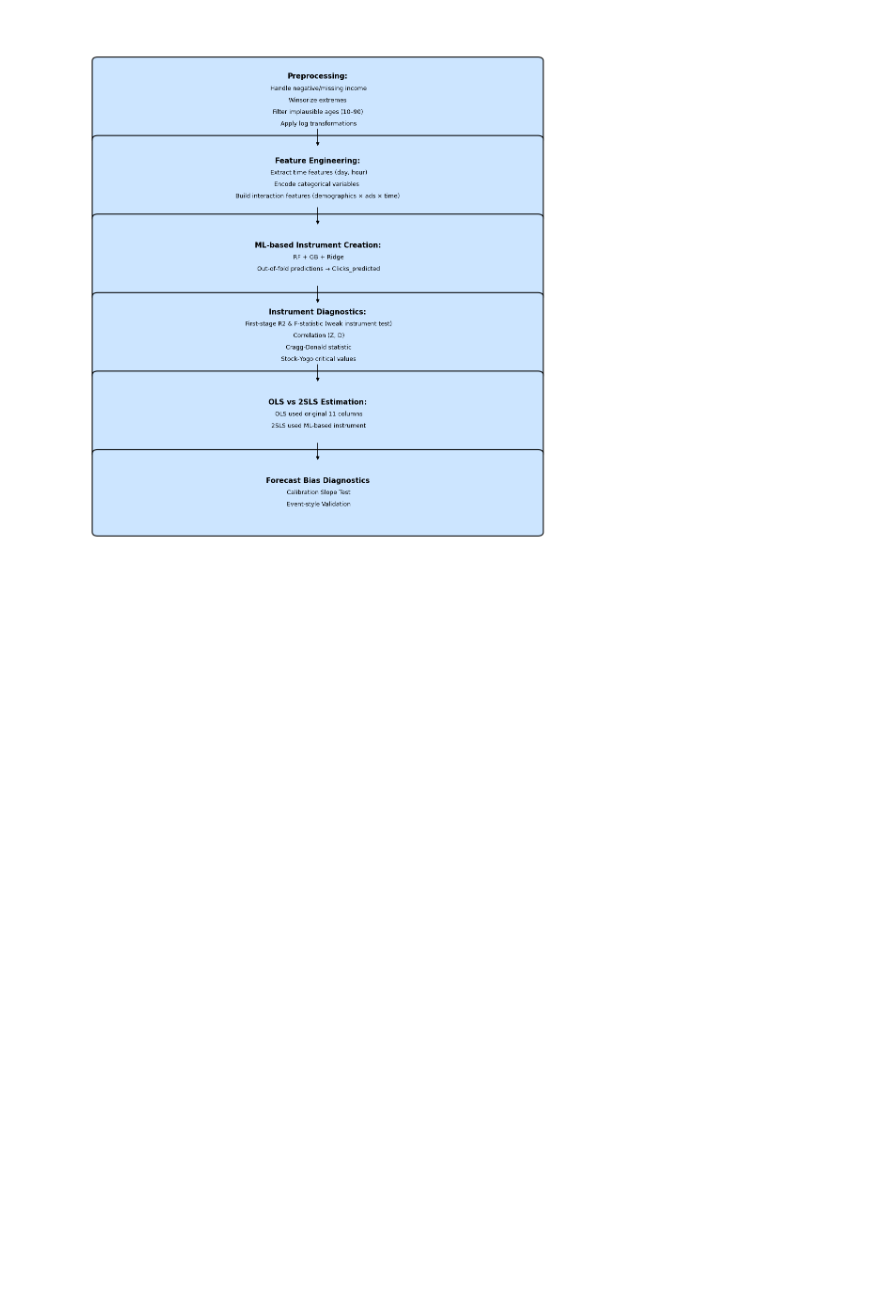
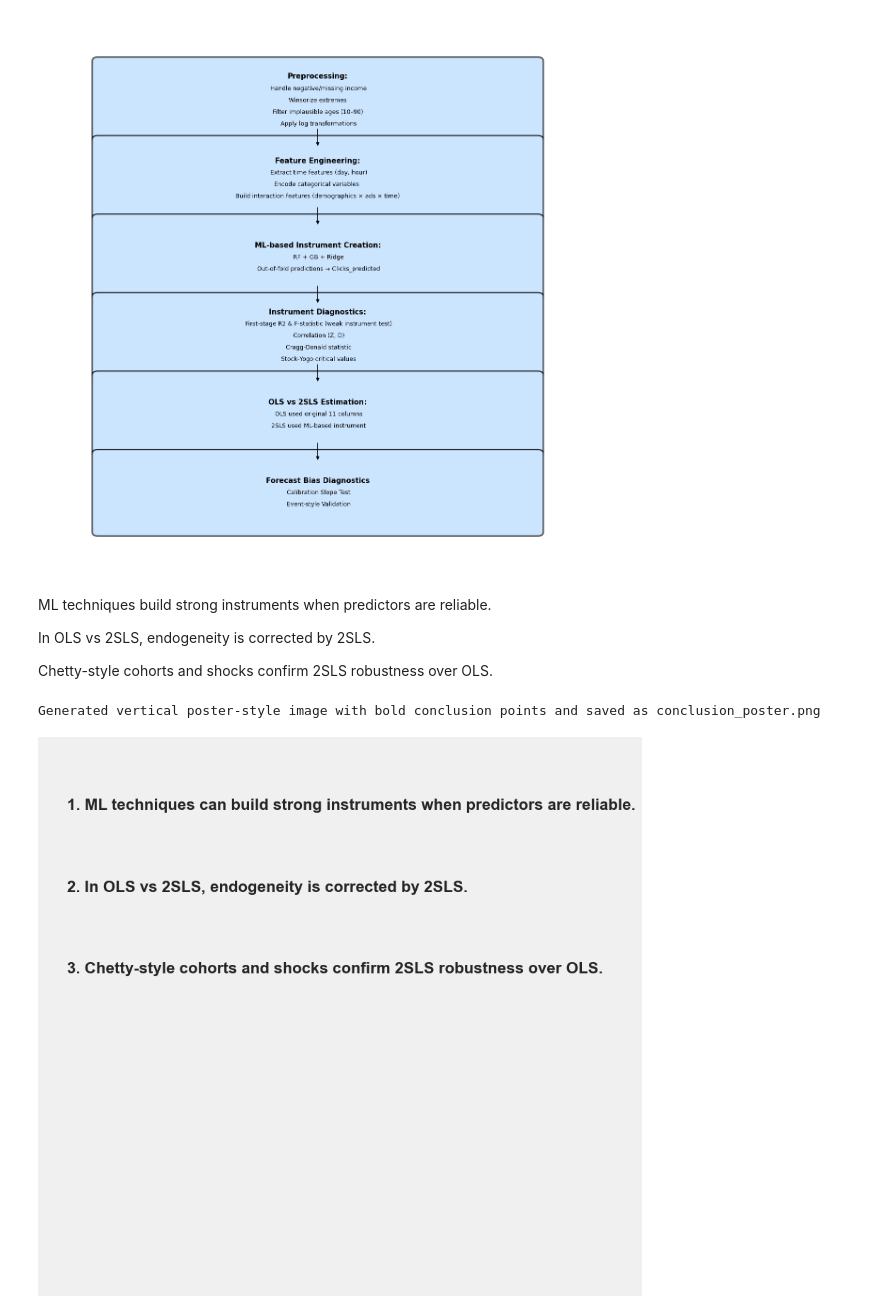
Before and after one commit to IanTaiAhn/econ6550, a Jupyter notebook: project/project_v3.ipynb, the cells around one changed output. Cells and saved outputs as stored; diff of their text form; code cells hidden in the pictures; blank space fills up the shorter version.

```diff
--- a/project/project_v3.ipynb
+++ b/project/project_v3.ipynb
@@ -1940,3 +1940,48 @@ plt.tight_layout()
 plt.show()
 # %% [output]
 [figure]
+# %% [markdown]
+ML techniques build strong instruments when predictors are reliable.
+
+In OLS vs 2SLS, endogeneity is corrected by 2SLS.
+
+Chetty-style cohorts and shocks confirm 2SLS robustness over OLS.
+# %%
+# Creating poster-style image with bold, left-aligned text on solid background
+import matplotlib.pyplot as plt
+import matplotlib.patches as patches
+import os
+
+# Create figure and axis
+fig, ax = plt.subplots(figsize=(8, 10))
+fig.patch.set_facecolor('#f0f0f0')  # Light gray background
+ax.set_facecolor('#f0f0f0')
+ax.axis('off')
+
+# Text content
+points = [
+    "1. ML techniques can build strong instruments when predictors are reliable.",
+    "2. In OLS vs 2SLS, endogeneity is corrected by 2SLS.",
+    "3. Chetty-style cohorts and shocks confirm 2SLS robustness over OLS."
+]
+
+# Font settings
+fontdict = {
+    'fontsize': 16,
+    'fontweight': 'bold',
+    'verticalalignment': 'top',
+    'horizontalalignment': 'left',
+    'family': 'sans-serif'
+}
+
+# Positioning
+x = 0.05
+y_start = 0.9
+line_spacing = 0.15
+
+for i, point in enumerate(points):
+    y = y_start - i * line_spacing
+    ax.text(x, y, point, fontdict=fontdict, transform=ax.transAxes)
+# %% [output]
+Generated vertical poster-style image with bold conclusion points and saved as conclusion_poster.png
+[figure, added]
```
Also changed, not shown: parts of 1 cell of this notebook, 2 other files.
